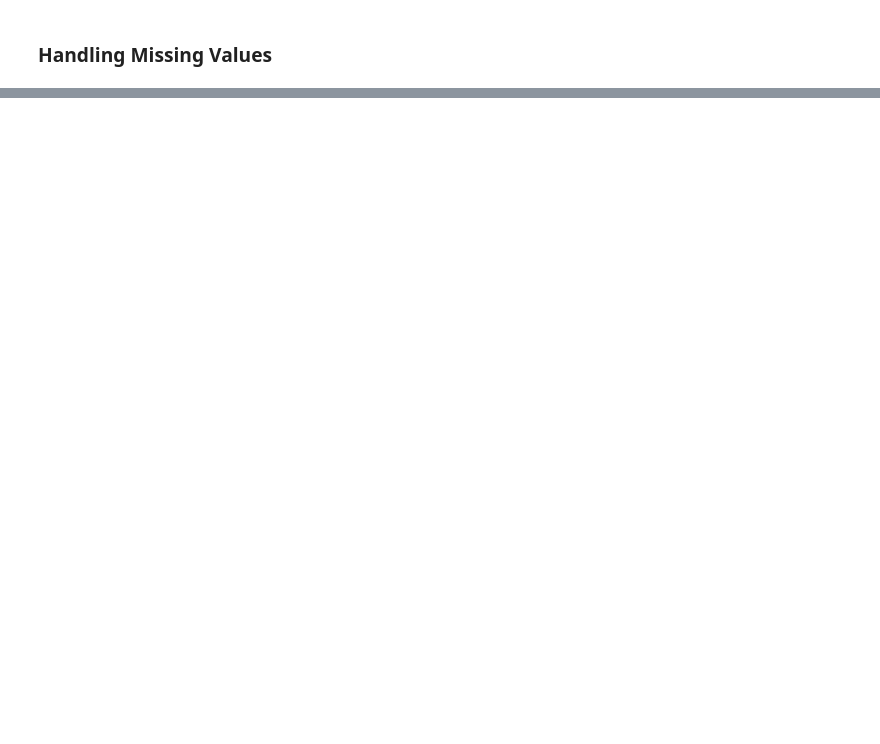
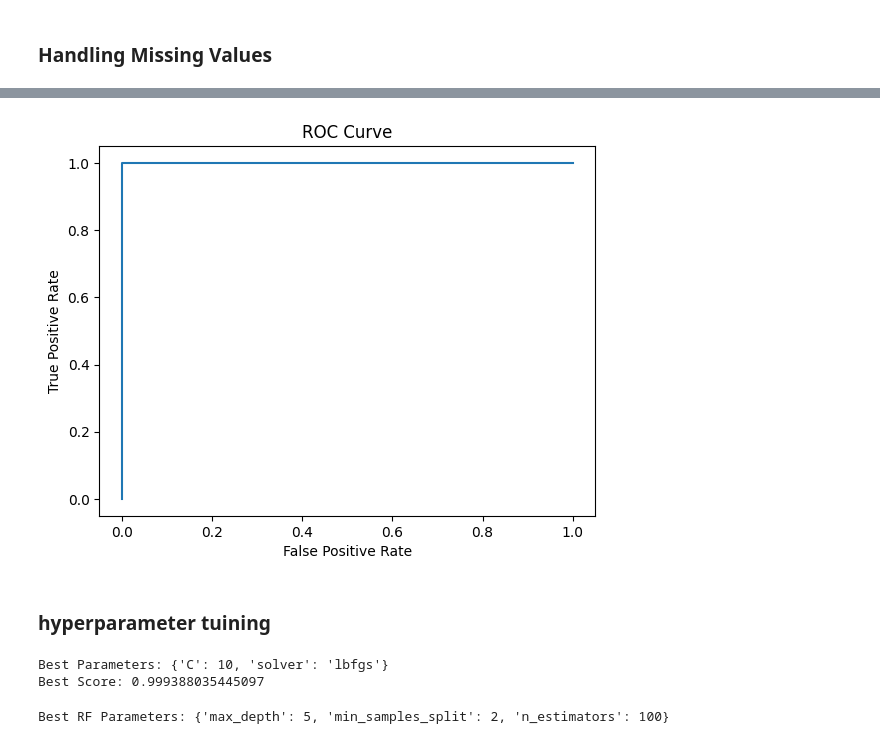
Before and after one commit to GKSJ-Deepvision/B13-ExoHabitAI, a Jupyter notebook: notebooks/main.ipynb, the cells around one changed output, grey strips where cells are left out. Drawn from its saved outputs; the diff is of its cells as text; code cells hidden in the pictures; blank space fills up the shorter version.

```diff
--- a/notebooks/main.ipynb
+++ b/notebooks/main.ipynb
@@ -162,0 +368,39 @@ model.fit(X_train, y_train)
+# %%
+from sklearn.metrics import roc_curve, auc
+
+y_prob = model_rf.predict_proba(X_test)[:,1]
+
+fpr, tpr, _ = roc_curve(y_test, y_prob)
+
+plt.plot(fpr, tpr)
+plt.xlabel("False Positive Rate")
+plt.ylabel("True Positive Rate")
+plt.title("ROC Curve")
+plt.show()
+# %% [output]
+[figure, added]
+# %% [markdown]
+### hyperparameter tuining
+# %%
+from sklearn.model_selection import GridSearchCV
+from sklearn.linear_model import LogisticRegression
+
+params = {
+    'C':[0.01,0.1,1,10],
+    'solver':['lbfgs','liblinear']
+}
+
+grid = GridSearchCV(
+    LogisticRegression(max_iter=1000),
+    param_grid=params,
+    cv=5,
+    scoring='accuracy'
+)
+
+grid.fit(X_train, y_train)
+
+print("Best Parameters:", grid.best_params_)
+print("Best Score:", grid.best_score_)
+# %% [output]
+Best Parameters: {'C': 10, 'solver': 'lbfgs'}
+Best Score: 0.999388035445097
@@ -162,0 +417,27 @@ model.fit(X_train, y_train)
+# %%
+from sklearn.ensemble import RandomForestClassifier
+from sklearn.model_selection import GridSearchCV
+
+rf_params = {
+
+    'n_estimators':[100,200,300],
+    'max_depth':[5,10,20,None],
+    'min_samples_split':[2,5,10]
+
+}
+
+rf_grid = GridSearchCV(
+
+    RandomForestClassifier(random_state=42),
+    rf_params,
+    cv=5,
+    scoring='accuracy',
+    n_jobs=-1
+
+)
+
+rf_grid.fit(X_train, y_train)
+
+print("Best RF Parameters:", rf_grid.best_params_)
+# %% [output]
+Best RF Parameters: {'max_depth': 5, 'min_samples_split': 2, 'n_estimators': 100}
```
Also changed, not shown: parts of 41 cells of this notebook, 6 other files.
